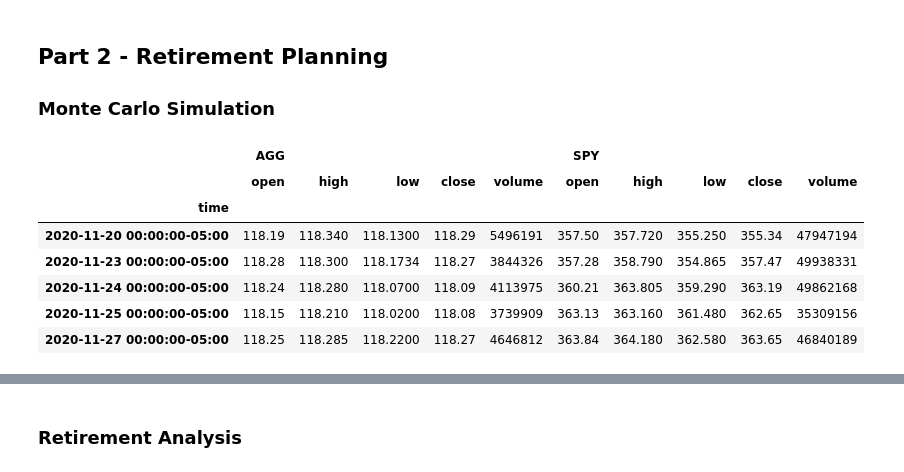
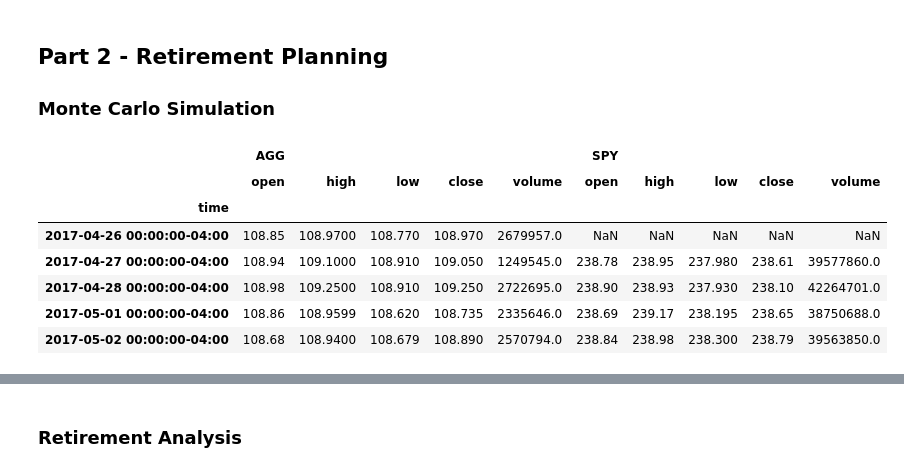
Before and after one commit to ankurgoel77/hw5-fin_planning, a Jupyter notebook: financial-planner.ipynb, the cells around one changed output, grey strips where cells are left out. Drawn from its saved outputs; the diff is of its cells as text; code cells hidden in the pictures.

```diff
--- a/financial-planner.ipynb
+++ b/financial-planner.ipynb
@@ -170,23 +170,24 @@ end_date = pd.Timestamp('2021-04-16', tz='America/New_York').isoformat()
 # %%
 # Get 5 years' worth of historical data for SPY and AGG
 df_stock_data = alpaca.get_barset(
     tickers,
     timeframe,
     start = start_date,
-    end = end_date
+    end = end_date,
+    limit = 1000
 ).df
 
 # Display sample data
 df_stock_data.head()
 # %% [output]
 |  | AGG |  |  |  |  | SPY |  |  |  |  |
 |  | open | high | low | close | volume | open | high | low | close | volume |
 | time |  |  |  |  |  |  |  |  |  |  |
-| 2020-11-20 00:00:00-05:00 | 118.19 | 118.340 | 118.1300 | 118.29 | 5496191 | 357.50 | 357.720 | 355.250 | 355.34 | 47947194 |
-| 2020-11-23 00:00:00-05:00 | 118.28 | 118.300 | 118.1734 | 118.27 | 3844326 | 357.28 | 358.790 | 354.865 | 357.47 | 49938331 |
-| 2020-11-24 00:00:00-05:00 | 118.24 | 118.280 | 118.0700 | 118.09 | 4113975 | 360.21 | 363.805 | 359.290 | 363.19 | 49862168 |
-| 2020-11-25 00:00:00-05:00 | 118.15 | 118.210 | 118.0200 | 118.08 | 3739909 | 363.13 | 363.160 | 361.480 | 362.65 | 35309156 |
-| 2020-11-27 00:00:00-05:00 | 118.25 | 118.285 | 118.2200 | 118.27 | 4646812 | 363.84 | 364.180 | 362.580 | 363.65 | 46840189 |
+| 2017-04-26 00:00:00-04:00 | 108.85 | 108.9700 | 108.770 | 108.970 | 2679957.0 | NaN | NaN | NaN | NaN | NaN |
+| 2017-04-27 00:00:00-04:00 | 108.94 | 109.1000 | 108.910 | 109.050 | 1249545.0 | 238.78 | 238.95 | 237.980 | 238.61 | 39577860.0 |
+| 2017-04-28 00:00:00-04:00 | 108.98 | 109.2500 | 108.910 | 109.250 | 2722695.0 | 238.90 | 238.93 | 237.930 | 238.10 | 42264701.0 |
+| 2017-05-01 00:00:00-04:00 | 108.86 | 108.9599 | 108.620 | 108.735 | 2335646.0 | 238.69 | 239.17 | 238.195 | 238.65 | 38750688.0 |
+| 2017-05-02 00:00:00-04:00 | 108.68 | 108.9400 | 108.679 | 108.890 | 2570794.0 | 238.84 | 238.98 | 238.300 | 238.79 | 39563850.0 |
 # %%
 # Configuring a Monte Carlo simulation to forecast 30 years cumulative returns
 MC_thirty_year = MCSimulation(
```
Also changed, not shown: parts of 7 cells of this notebook.
